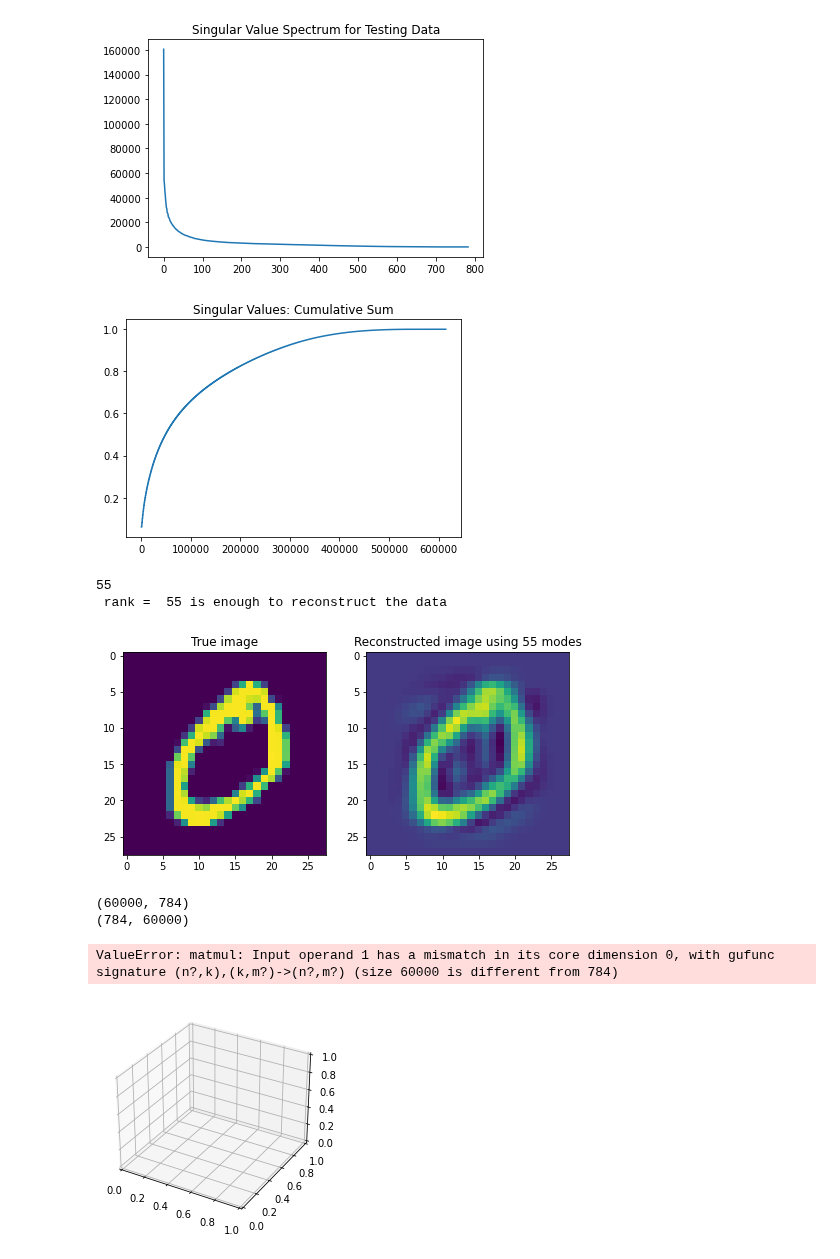
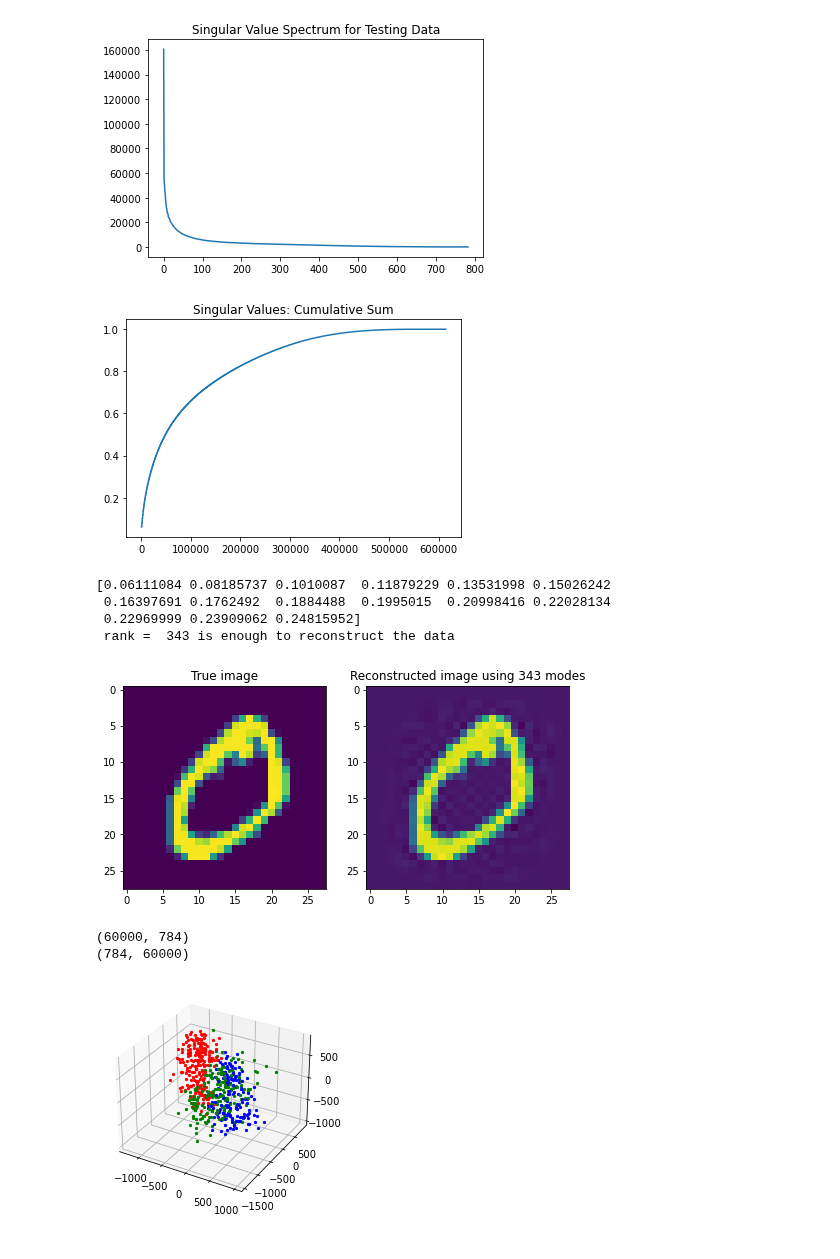
Before and after one commit to jaekimuh/PatternRec_Kim, a Jupyter notebook: HW_5.1.ipynb, the cells around one changed output. Saved outputs shown, nothing was run; the diff lists cells and outputs as text; code cells hidden in the pictures.

```diff
--- a/HW_5.1.ipynb
+++ b/HW_5.1.ipynb
@@ -45,26 +45,19 @@ plt.title('Singular Values: Cumulative Sum')
 plt.show()
 #print(S[:10])
 #print(S.shape)
-#list = np.cumsum(S)/np.sum(np.diag(S))
 
-list =[]
-for k in range(784):
-    #val = np.cumsum(S)/np.sum(S)
+list = np.cumsum(S)/np.sum(np.diag(S))
 
-    val = np.linalg.norm(S[:k])/np.linalg.norm(S)
-
-    list.append(val)
-#print(list[1:20])
-cutoff = []
-
-mylist = next(k for k, value in enumerate(list)
-             if value > 0.95)
-print(mylist)
+mylist = next(k for k,val in enumerate(list)
+              if val > 0.9)
+print(list[:15])
 print(" rank = ", mylist, 'is enough to reconstruct the data')
 # %% [output]
 [figure]
-55
- rank =  55 is enough to reconstruct the data
+[0.06111084 0.08185737 0.1010087  0.11879229 0.13531998 0.15026242
+ 0.16397691 0.1762492  0.1884488  0.1995015  0.20998416 0.22028134
+ 0.22969999 0.23909062 0.24815952]
+ rank =  343 is enough to reconstruct the data
 # %%
 f, ax = plt.subplots(1,2,figsize=(8,8))
 ax[0].imshow(train_digits_X[1].reshape(28,28))
@@ -72,7 +65,7 @@ ax[0].set_title('True image')
 ax[1].imshow((U[:,:mylist]@np.diag(S)[:mylist,:mylist]@VT[:mylist,:])[1].reshape(28,28))
 ax[1].set_title('Reconstructed image using '+ str(mylist)+ ' modes');
 # %% [output]
-[figure, old version]
+[figure, new version]
 # %%
 # Interpretation of U, S, V = M
 
@@ -83,31 +76,30 @@ ax[1].set_title('Reconstructed image using '+ str(mylist)+ ' modes');
 # %%
 # d) project on te selected V modes colored by their digit label
 print(train_digits_X.shape)
 train_data = train_digits_X.T
 print(train_data.shape)
 
 fig1 = plt.figure()
 ax = fig1.add_subplot(111, projection = '3d')
 #ax.scatter(VT[1,2],VT[1,3],VT[1,5],c='r',marker='o',s=20)
 #ax.scatter(VT[2,2],VT[2,3],VT[2,5],c='r',marker='o',s=20)
 
-for k in range(5000):
+for k in range(2000):
     x = VT[1,:]@train_data[:,k]
-    y = VT[3,:]@np.transpose(train_data[k])
-    z = VT[5,:]@np.transpose(train_data[k])
+    y = VT[3,:]@train_data[:,k]
+    z = VT[5,:]@train_data[:,k]
 
     if train_y[k] ==1:
         ax.scatter(x,y,z, marker='.', color='r', s=20)
     if train_y[k] ==3:
         ax.scatter(x,y,z, marker='.', color='g', s=20)
     if train_y[k] ==5:
         ax.scatter(x,y,z, marker='.', color='b', s=20)
 plt.show()
 # %% [output]
 (60000, 784)
 (784, 60000)
-ValueError: matmul: Input operand 1 has a mismatch in its core dimension 0, with gufunc signature (n?,k),(k,m?)->(n?,m?) (size 60000 is different from 784)
-[figure, old version]
+[figure, new version]
 # %%
 print(train_digits_X.shape)
 print(train_data[2].shape)
```
Also changed, not shown: parts of 3 cells of this notebook.
